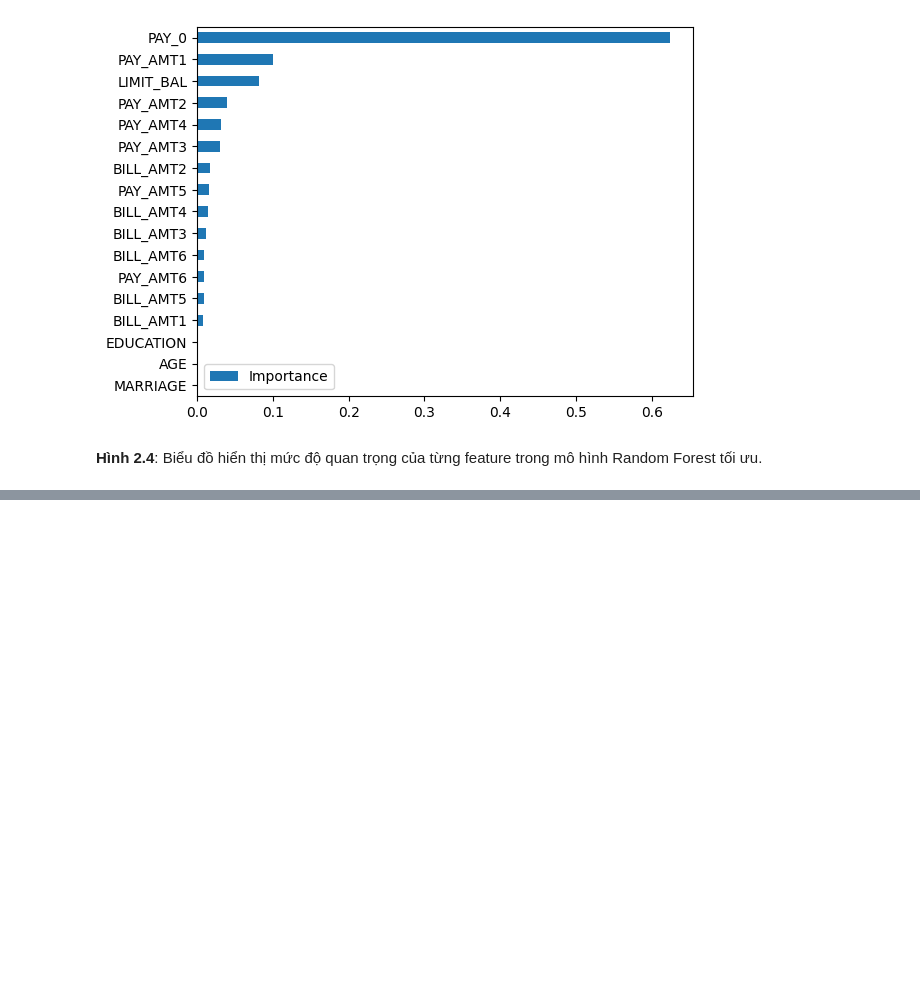
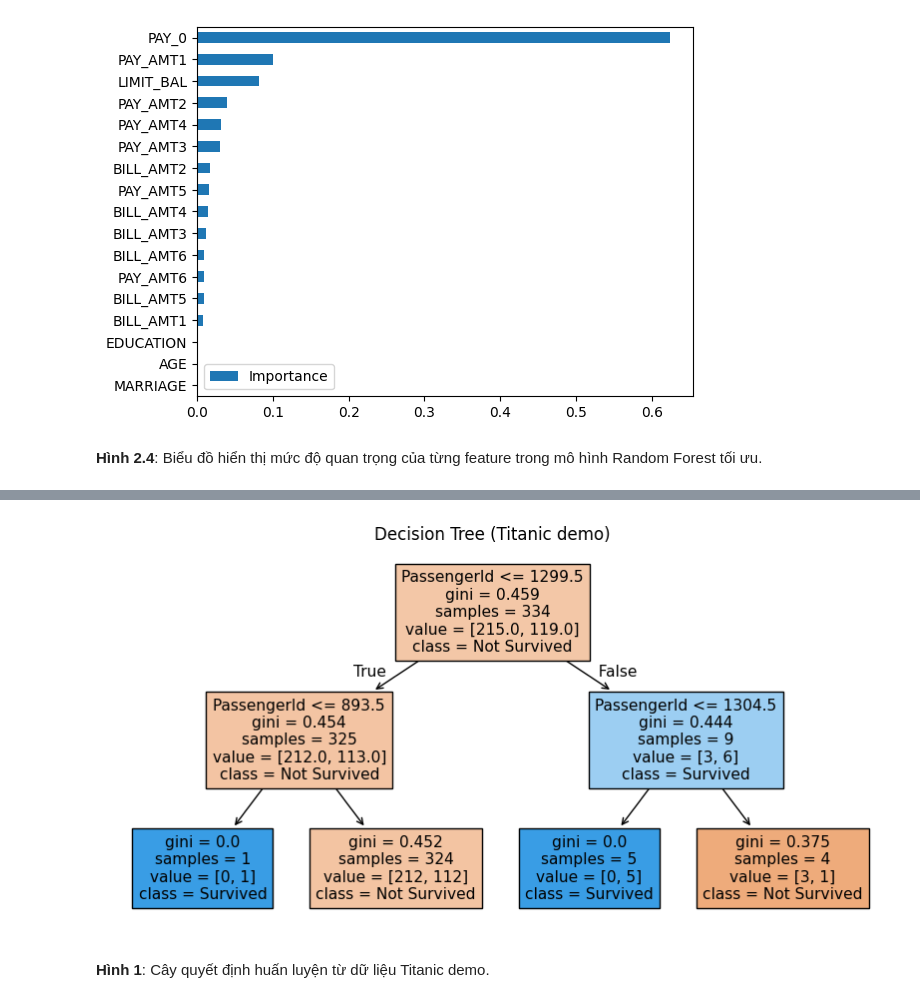
Before and after one commit to qdatether/ueh25_kythuatlaptrinh_stata_python_st3, a Jupyter notebook: Bai_tap_tren_lop/Mid-term/2.1-2.2.2.ipynb, the cells around one changed output, grey strips where cells are left out. Cells and saved outputs as stored; diff of their text form; code cells hidden in the pictures; blank space fills up the shorter version.

```diff
--- a/Bai_tap_tren_lop/Mid-term/2.1-2.2.2.ipynb
+++ b/Bai_tap_tren_lop/Mid-term/2.1-2.2.2.ipynb
@@ -387,0 +393,35 @@ display(Markdown("**Hình 2.4**: Biểu đồ hiển thị mức độ quan tr
+# %%
+import pandas as pd
+from sklearn.model_selection import train_test_split, GridSearchCV
+from sklearn import tree
+import matplotlib.pyplot as plt
+from IPython.display import Markdown, display
+
+# 1. Đọc dữ liệu
+df = pd.read_csv("gender_submission.csv")
+
+# Gắn nhãn
+X = df[['PassengerId']].values
+y = df['Survived'].values
+
+# 2. Chia train/test
+X_train, X_test, y_train, y_test = train_test_split(
+    X, y, test_size=0.2, random_state=24)
+
+# 3. Huấn luyện Decision Tree
+dt = tree.DecisionTreeClassifier(max_depth=2, random_state=24)
+dt.fit(X_train, y_train)
+
+# 4. Vẽ cây quyết định
+plt.figure(figsize=(10,5))
+tree.plot_tree(dt, feature_names=['PassengerId'],
+               class_names=['Not Survived','Survived'],
+               filled=True)
+plt.title("Decision Tree (Titanic demo)")
+plt.savefig("decision_tree_titanic.png", dpi=300, bbox_inches='tight')
+plt.show()
+
+display(Markdown("**Hình 1**: Cây quyết định huấn luyện từ dữ liệu Titanic demo."))
+# %% [output]
+[figure, added]
+**Hình 1**: Cây quyết định huấn luyện từ dữ liệu Titanic demo.
```
Also changed, not shown: parts of 2 cells of this notebook, 7 other files.
